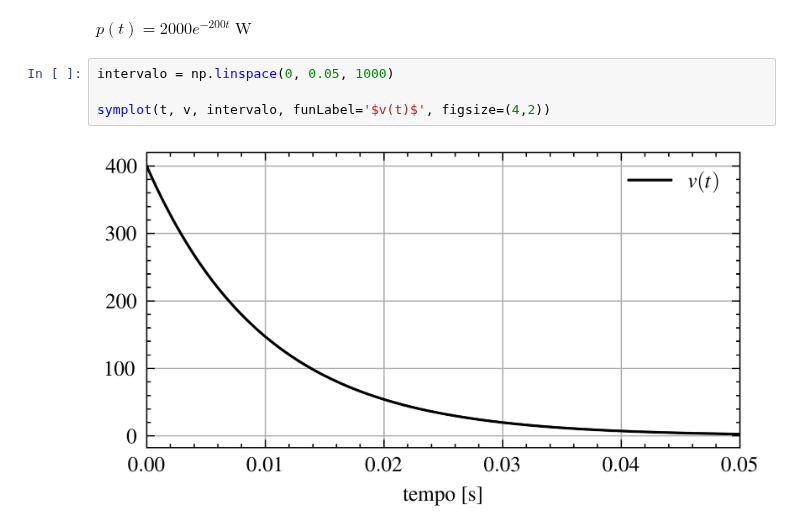
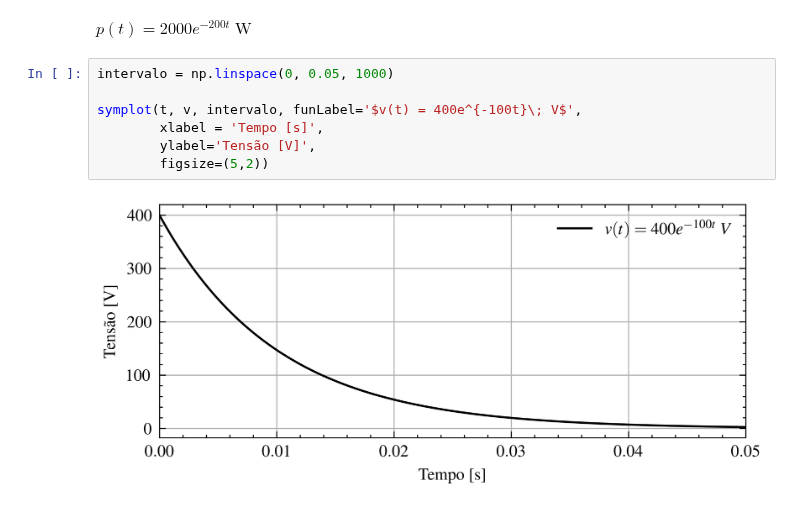
Before and after one commit to edsonportosilva/ElectricCircuits, a Jupyter notebook: Jupyter notebooks/Aulas/Aula 1.ipynb, the cells around one changed output. Saved outputs shown, nothing was run; the diff lists cells and outputs as text.

```diff
--- a/Jupyter notebooks/Aulas/Aula 1.ipynb
+++ b/Jupyter notebooks/Aulas/Aula 1.ipynb
@@ -32,7 +34,10 @@ $\displaystyle p(t) = 2000 e^{- 200 t}\;\mathrm{W}$
 # %%
 intervalo = np.linspace(0, 0.05, 1000)
 
-symplot(t, v, intervalo, funLabel='$v(t)$', figsize=(4,2))
+symplot(t, v, intervalo, funLabel='$v(t) = 400e^{-100t}\; V$',
+        xlabel = 'Tempo [s]',
+        ylabel='Tensão [V]',
+        figsize=(5,2))
 # %% [output]
-[figure, old version]
+[figure, new version]
 # %%
```
Also changed, not shown: parts of 5 cells of this notebook.
